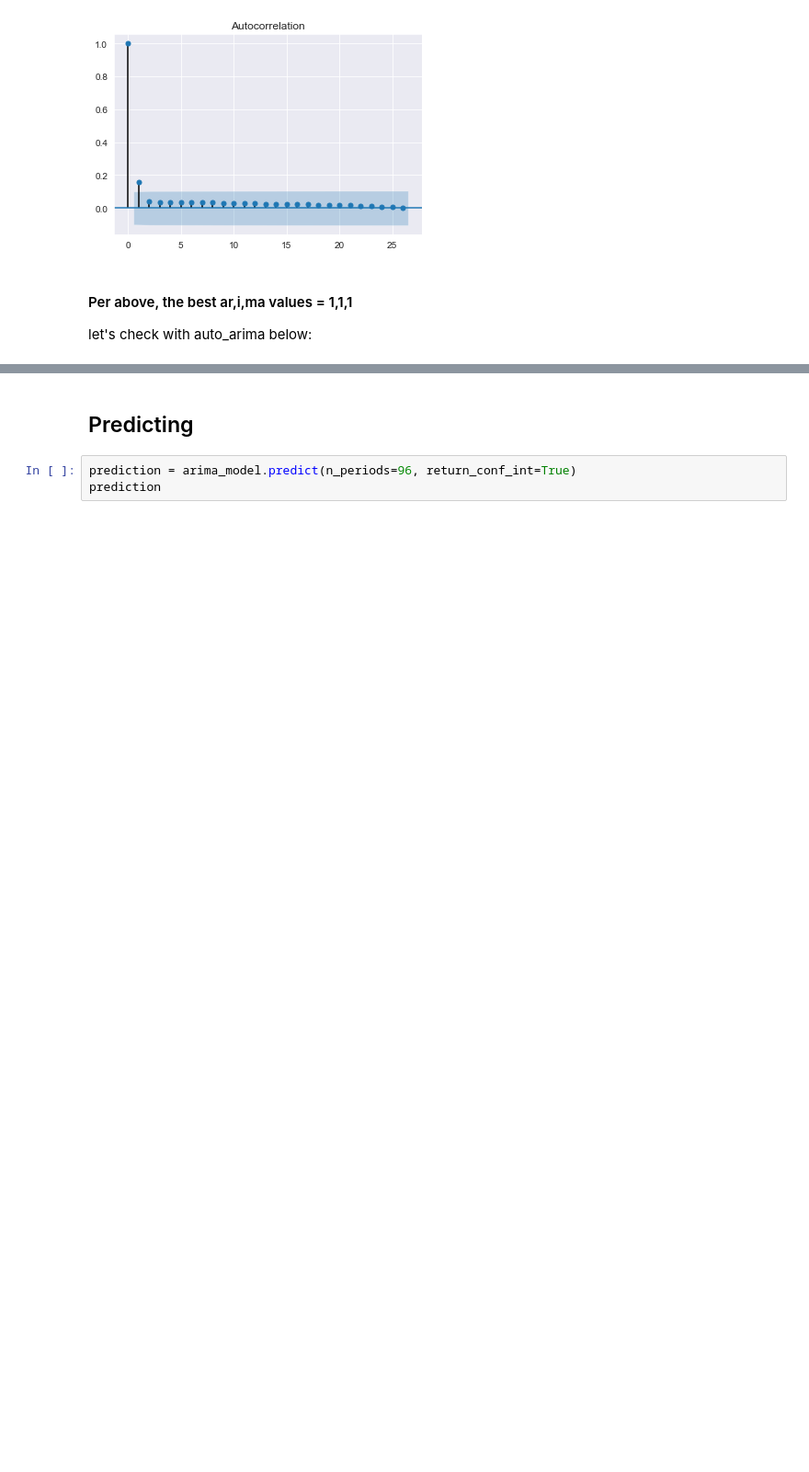
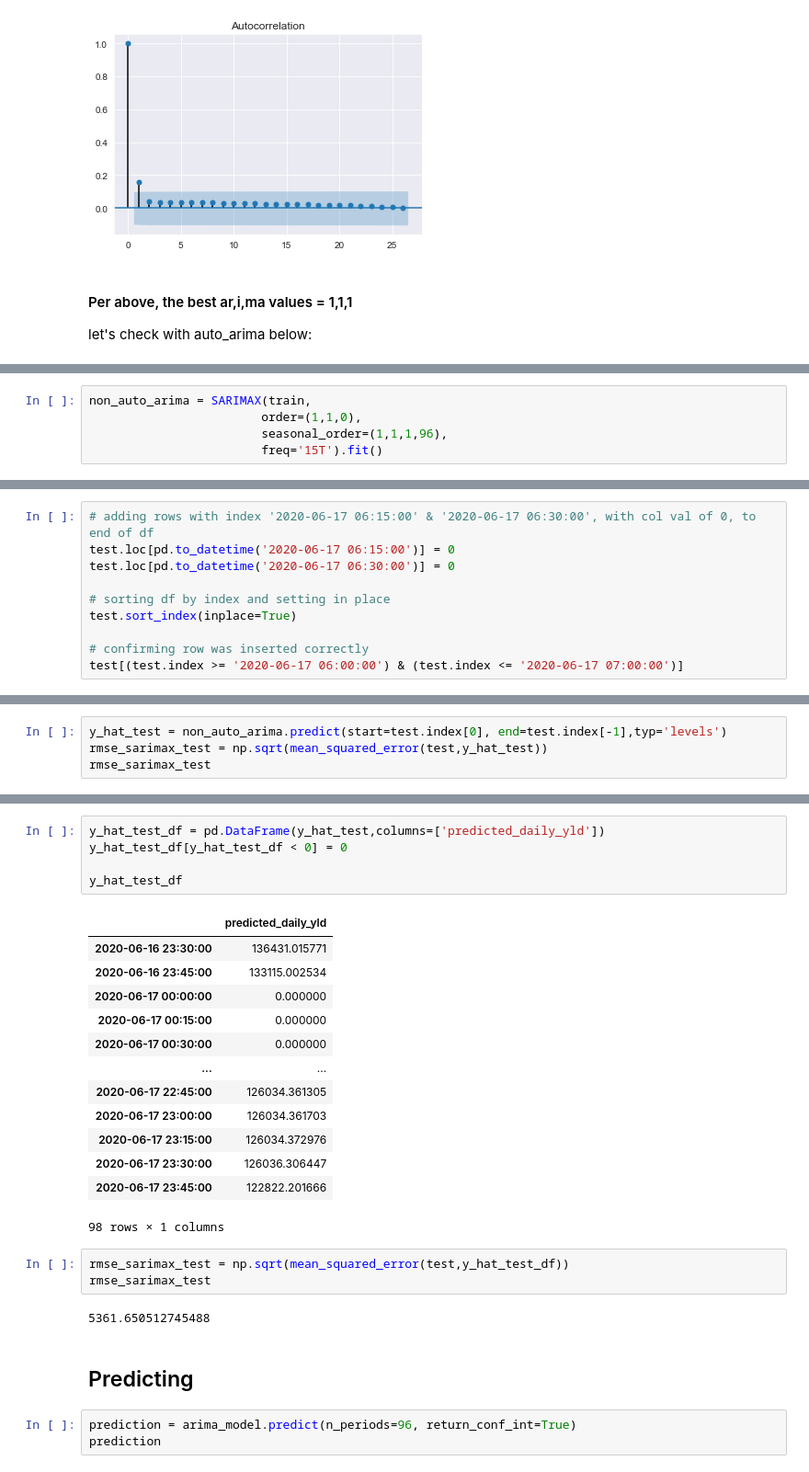
Before and after one commit to Ozxahmed/flatiron_capstone, a Jupyter notebook: notebooks/exploratory/oz_03_sarima_fsm.ipynb, the cells around one changed output, grey strips where cells are left out. Shown at 92% size. Drawn from its saved outputs; the diff is of its cells as text; blank space fills up the shorter version.

```diff
--- a/notebooks/exploratory/oz_03_sarima_fsm.ipynb
+++ b/notebooks/exploratory/oz_03_sarima_fsm.ipynb
@@ -280,0 +302,5 @@ Total fit time: 444.290 seconds
+# %%
+non_auto_arima = SARIMAX(train,
+                        order=(1,1,0),
+                        seasonal_order=(1,1,1,96),
+                        freq='15T').fit()
@@ -280,0 +341,10 @@ Total fit time: 444.290 seconds
+# %%
+# adding rows with index '2020-06-17 06:15:00' & '2020-06-17 06:30:00', with col val of 0, to end of df
+test.loc[pd.to_datetime('2020-06-17 06:15:00')] = 0
+test.loc[pd.to_datetime('2020-06-17 06:30:00')] = 0
+
+# sorting df by index and setting in place
+test.sort_index(inplace=True)
+
+# confirming row was inserted correctly
+test[(test.index >= '2020-06-17 06:00:00') & (test.index <= '2020-06-17 07:00:00')]
@@ -280,0 +371,4 @@ Total fit time: 444.290 seconds
+# %%
+y_hat_test = non_auto_arima.predict(start=test.index[0], end=test.index[-1],typ='levels')
+rmse_sarimax_test = np.sqrt(mean_squared_error(test,y_hat_test))
+rmse_sarimax_test
@@ -281,3 +387,27 @@ Total fit time: 444.290 seconds
+# %%
+y_hat_test_df = pd.DataFrame(y_hat_test,columns=['predicted_daily_yld'])
+y_hat_test_df[y_hat_test_df < 0] = 0
+
+y_hat_test_df
+# %% [output]
+|  | predicted_daily_yld |
+| 2020-06-16 23:30:00 | 136431.015771 |
+| 2020-06-16 23:45:00 | 133115.002534 |
+| 2020-06-17 00:00:00 | 0.000000 |
+| 2020-06-17 00:15:00 | 0.000000 |
+| 2020-06-17 00:30:00 | 0.000000 |
+| ... | ... |
+| 2020-06-17 22:45:00 | 126034.361305 |
+| 2020-06-17 23:00:00 | 126034.361703 |
+| 2020-06-17 23:15:00 | 126034.372976 |
+| 2020-06-17 23:30:00 | 126036.306447 |
+| 2020-06-17 23:45:00 | 122822.201666 |
+98 rows × 1 columns
+# %%
+rmse_sarimax_test = np.sqrt(mean_squared_error(test,y_hat_test_df))
+rmse_sarimax_test
+# %% [output]
+5361.650512745488
 # %% [markdown]
 ## Predicting
 # %%
```
Also changed, not shown: parts of 14 cells of this notebook, 4 other files.
